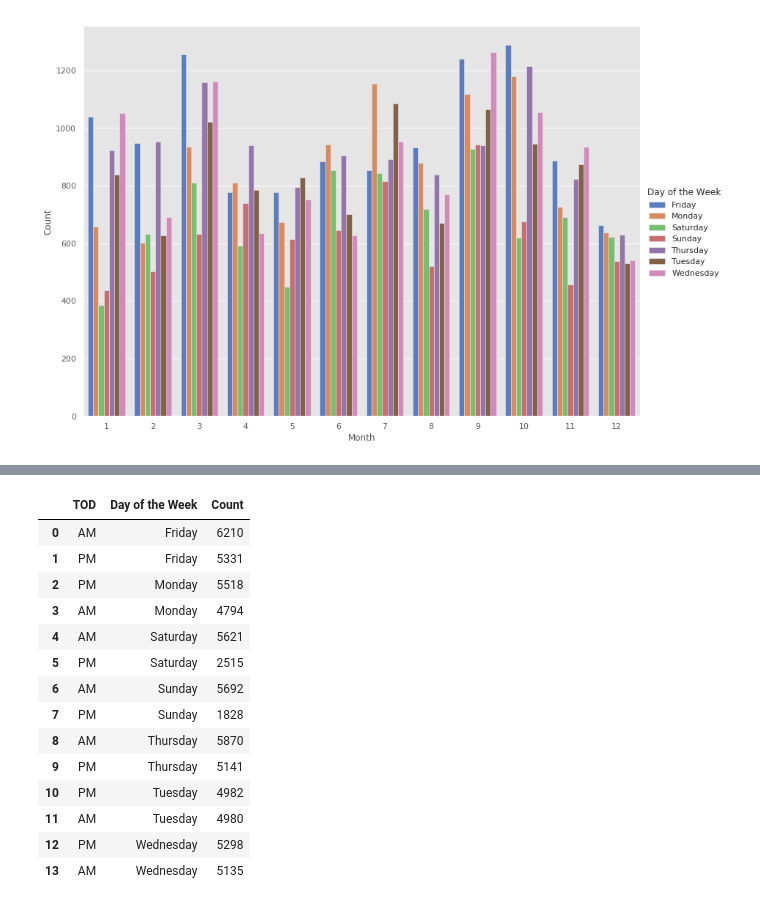
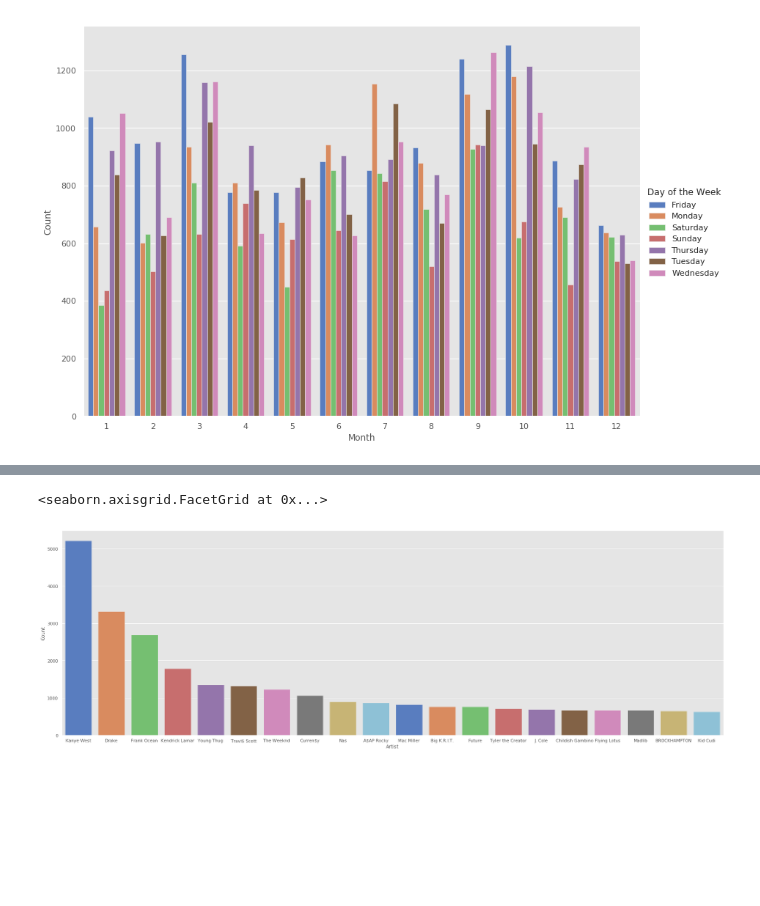
Before and after one commit to pabloarshid/playingwithlastfmdata, a Jupyter notebook: Untitled.ipynb, the cells around one changed output, grey strips where cells are left out. Saved outputs shown, nothing was run; the diff lists cells and outputs as text; code cells hidden in the pictures; blank space fills up the shorter version.

Commit message:
top 20 artists plot

```diff
--- a/Untitled.ipynb
+++ b/Untitled.ipynb
@@ -195,18 +192,12 @@ sns.catplot("Day of the Week","Count", "TOD", data=doampm, kind="bar", palette="
-# %%
-doampm
-# %% [output]
-|  | TOD | Day of the Week | Count |
-| 0 | AM | Friday | 6210 |
-| 1 | PM | Friday | 5331 |
-| 2 | PM | Monday | 5518 |
-| 3 | AM | Monday | 4794 |
-| 4 | AM | Saturday | 5621 |
-| 5 | PM | Saturday | 2515 |
-| 6 | AM | Sunday | 5692 |
-| 7 | PM | Sunday | 1828 |
-| 8 | AM | Thursday | 5870 |
-| 9 | PM | Thursday | 5141 |
-| 10 | PM | Tuesday | 4982 |
-| 11 | AM | Tuesday | 4980 |
-| 12 | PM | Wednesday | 5298 |
-| 13 | AM | Wednesday | 5135 |
+# %%
+# My top 20 Artists
+# Lets compare my favorite artists
+artist = pd.DataFrame(lastfm['Artist'].value_counts())
+artist = artist[:20]
+artist.reset_index(level=0, inplace=True)
+artist = artist.rename(columns={'index': 'Artist', 'Artist':'Count'})
+
+sns.catplot("Artist", "Count", data=artist, kind="bar", palette="muted", height=8.27, aspect=25/8.27)
+# %% [output]
+<seaborn.axisgrid.FacetGrid at 0x...>
+[figure, added]
```
Also changed, not shown: parts of 2 cells of this notebook, 2 other files.
